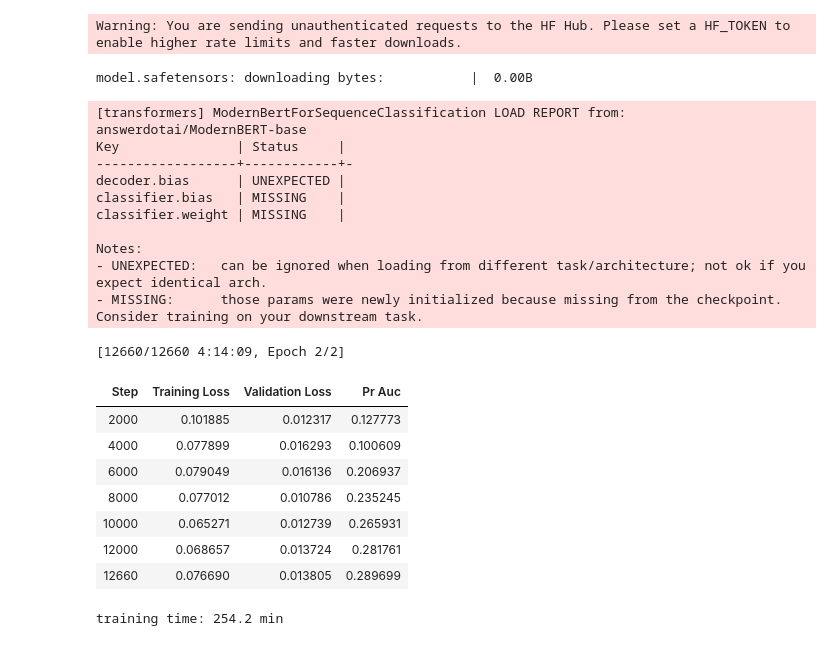
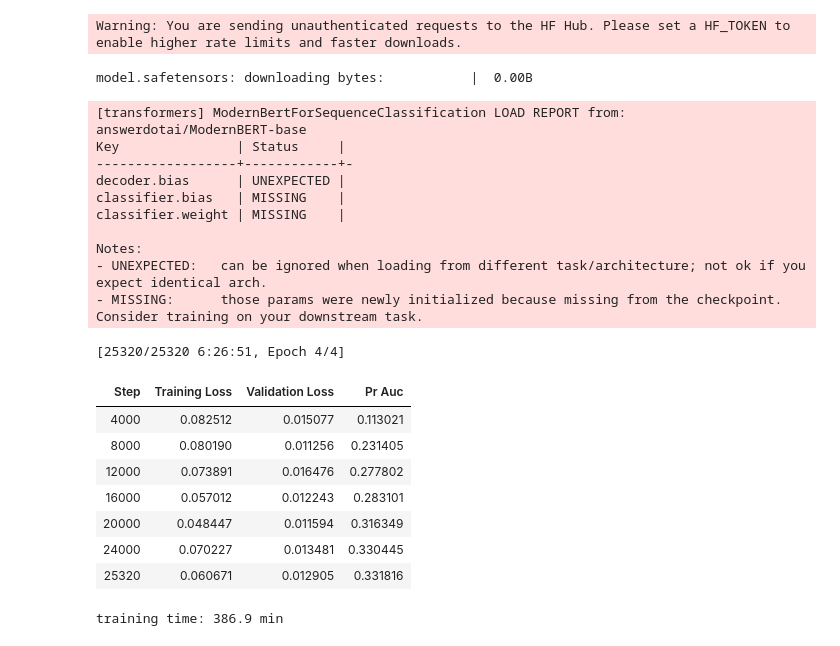
Before and after one commit to sap6011/bank-guard, a Jupyter notebook: notebooks/03b_modernbert_kaggle.ipynb, the cells around one changed output. Saved outputs shown, nothing was run; the diff lists cells and outputs as text; code cells hidden in the pictures.

```diff
--- a/notebooks/03b_modernbert_kaggle.ipynb
+++ b/notebooks/03b_modernbert_kaggle.ipynb
@@ -140,7 +142,7 @@ model = AutoModelForSequenceClassification.from_pretrained(MODEL, num_labels=2)
 
 args = TrainingArguments(
     output_dir="/kaggle/temp/modernbert",
-    num_train_epochs=2,
+    num_train_epochs=4,
     per_device_train_batch_size=16,
     per_device_eval_batch_size=64,
     learning_rate=2e-5,
@@ -148,50 +150,50 @@ args = TrainingArguments(
     warmup_steps=500,
     fp16=True,
     eval_strategy="steps",
-    eval_steps=2000,
+    eval_steps=4000,
     save_strategy="steps",
-    save_steps=2000,
+    save_steps=4000,
     save_total_limit=2,
     load_best_model_at_end=True,
     metric_for_best_model="pr_auc",
     greater_is_better=True,
     logging_steps=200,
     remove_unused_columns=False,
     report_to="none",
     seed=42,
 )
 
 trainer = Trainer(
     model=model, args=args, train_dataset=train_ds, eval_dataset=eval_ds,
     data_collator=collate, compute_metrics=compute_metrics,
 )
 
 start = time.time()
 result = trainer.train()
 train_minutes = (time.time() - start) / 60
 print(f"training time: {train_minutes:.1f} min")
 # %% [output]
 model.safetensors: downloading bytes:           |  0.00B
 [transformers] ModernBertForSequenceClassification LOAD REPORT from: answerdotai/ModernBERT-base
 Key               | Status     |
 ------------------+------------+-
 decoder.bias      | UNEXPECTED |
 classifier.bias   | MISSING    |
 classifier.weight | MISSING    |
 
 Notes:
 - UNEXPECTED:   can be ignored when loading from different task/architecture; not ok if you expect identical arch.
 - MISSING:      those params were newly initialized because missing from the checkpoint. Consider training on your downstream task.
-[12660/12660 4:14:09, Epoch 2/2]
+[25320/25320 6:26:51, Epoch 4/4]
 | Step | Training Loss | Validation Loss | Pr Auc |
-| 2000 | 0.101885 | 0.012317 | 0.127773 |
-| 4000 | 0.077899 | 0.016293 | 0.100609 |
-| 6000 | 0.079049 | 0.016136 | 0.206937 |
-| 8000 | 0.077012 | 0.010786 | 0.235245 |
-| 10000 | 0.065271 | 0.012739 | 0.265931 |
-| 12000 | 0.068657 | 0.013724 | 0.281761 |
-| 12660 | 0.076690 | 0.013805 | 0.289699 |
+| 4000 | 0.082512 | 0.015077 | 0.113021 |
+| 8000 | 0.080190 | 0.011256 | 0.231405 |
+| 12000 | 0.073891 | 0.016476 | 0.277802 |
+| 16000 | 0.057012 | 0.012243 | 0.283101 |
+| 20000 | 0.048447 | 0.011594 | 0.316349 |
+| 24000 | 0.070227 | 0.013481 | 0.330445 |
+| 25320 | 0.060671 | 0.012905 | 0.331816 |
-training time: 254.2 min
+training time: 386.9 min
 # %%
 import json
 
```
Also changed, not shown: parts of 3 cells of this notebook, 2 other files.
